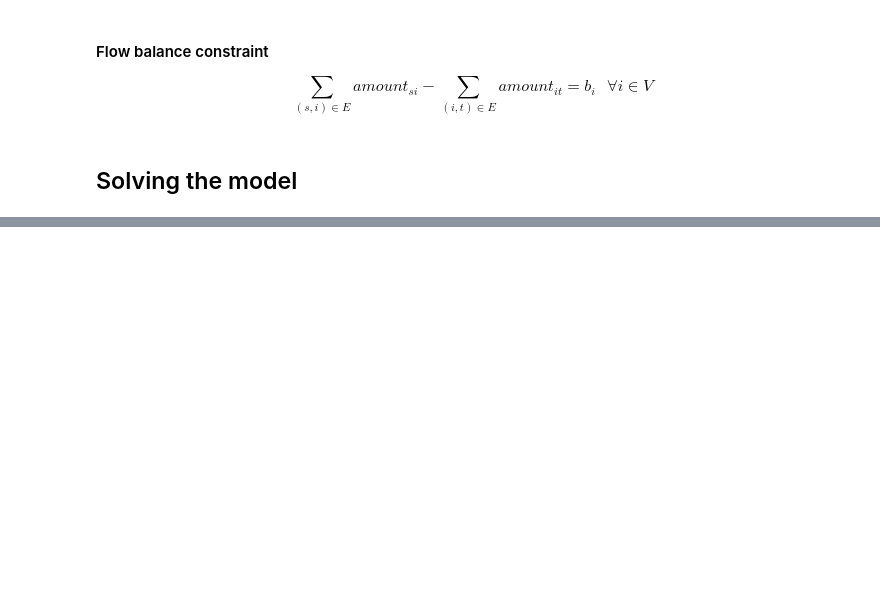
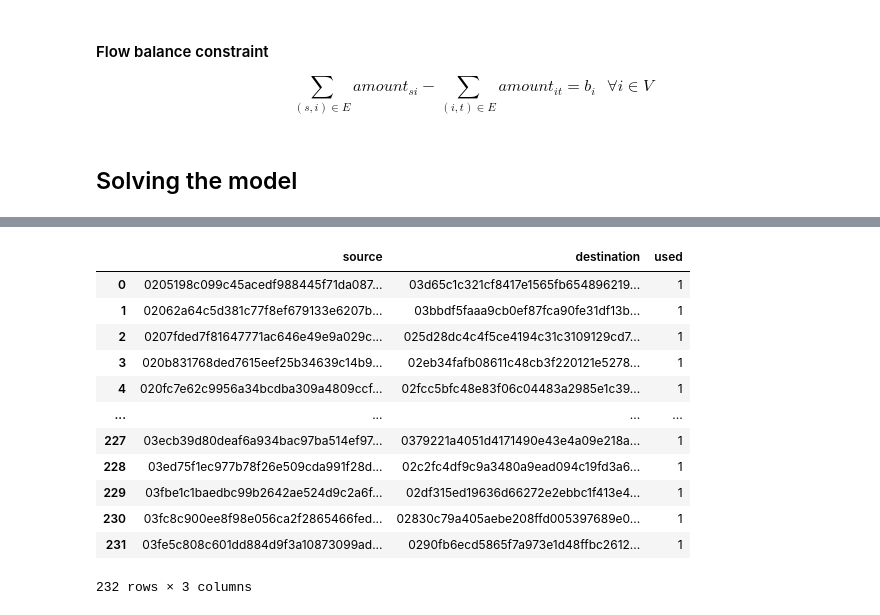
Before and after one commit to FiliTol/LN-pathfinding, a Jupyter notebook: scripts/original/notebook.ipynb, the cells around one changed output, grey strips where cells are left out. Drawn from its saved outputs; the diff is of its cells as text; code cells hidden in the pictures; blank space fills up the shorter version.

```diff
--- a/scripts/original/notebook.ipynb
+++ b/scripts/original/notebook.ipynb
@@ -127,6 +203,26 @@ DF[DF["amount"]>0]
 # %%
-nodes.reset_index(inplace=True)
-DF_nodes = nodes[nodes["pub_key"].isin(DF.loc[DF["amount"] > 0, "source"].tolist()) | nodes["pub_key"].isin(DF.loc[DF["amount"] > 0, "destination"].tolist())]
-nodes.set_index("pub_key", inplace=True)
+DF_fixed = pd.DataFrame()
+c = 0
+for index, value in model.x.extract_values().items():
+    if value != 0:
+        DF_fixed.loc[c, "source"] = index[0]
+        DF_fixed.loc[c, "destination"] = index[1]
+        DF_fixed.loc[c, "used"] = Decimal(value)
+        c += 1
 
-DF_nodes
+DF_fixed_pos = DF_fixed[DF_fixed["used"]!=0]
+DF_fixed_pos
+# %% [output]
+|  | source | destination | used |
+| 0 | 0205198c099c45acedf988445f71da087... | 03d65c1c321cf8417e1565fb654896219... | 1 |
+| 1 | 02062a64c5d381c77f8ef679133e6207b... | 03bbdf5faaa9cb0ef87fca90fe31df13b... | 1 |
+| 2 | 0207fded7f81647771ac646e49e9a029c... | 025d28dc4c4f5ce4194c31c3109129cd7... | 1 |
+| 3 | 020b831768ded7615eef25b34639c14b9... | 02eb34fafb08611c48cb3f220121e5278... | 1 |
+| 4 | 020fc7e62c9956a34bcdba309a4809ccf... | 02fcc5bfc48e83f06c04483a2985e1c39... | 1 |
+| ... | ... | ... | ... |
+| 227 | 03ecb39d80deaf6a934bac97ba514ef97... | 0379221a4051d4171490e43e4a09e218a... | 1 |
+| 228 | 03ed75f1ec977b78f26e509cda991f28d... | 02c2fc4df9c9a3480a9ead094c19fd3a6... | 1 |
+| 229 | 03fbe1c1baedbc99b2642ae524d9c2a6f... | 02df315ed19636d66272e2ebbc1f413e4... | 1 |
+| 230 | 03fc8c900ee8f98e056ca2f2865466fed... | 02830c79a405aebe208ffd005397689e0... | 1 |
+| 231 | 03fe5c808c601dd884d9f3a10873099ad... | 0290fb6ecd5865f7a973e1d48ffbc2612... | 1 |
+232 rows × 3 columns
```
Also changed, not shown: parts of 11 cells of this notebook, 5 other files.
